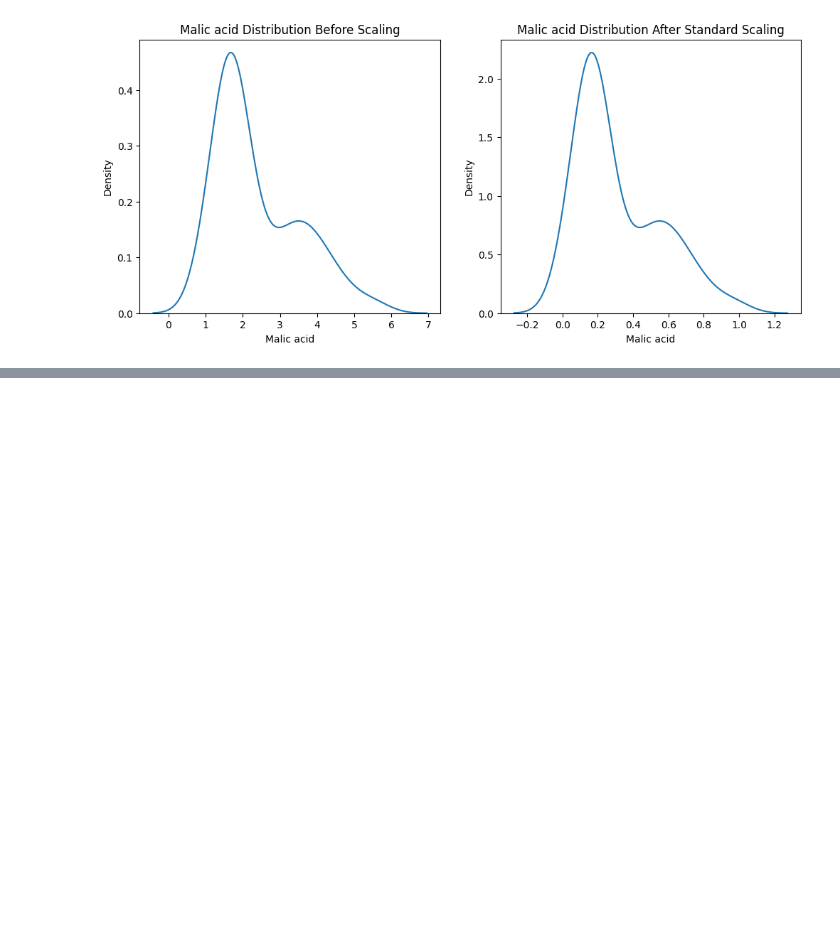
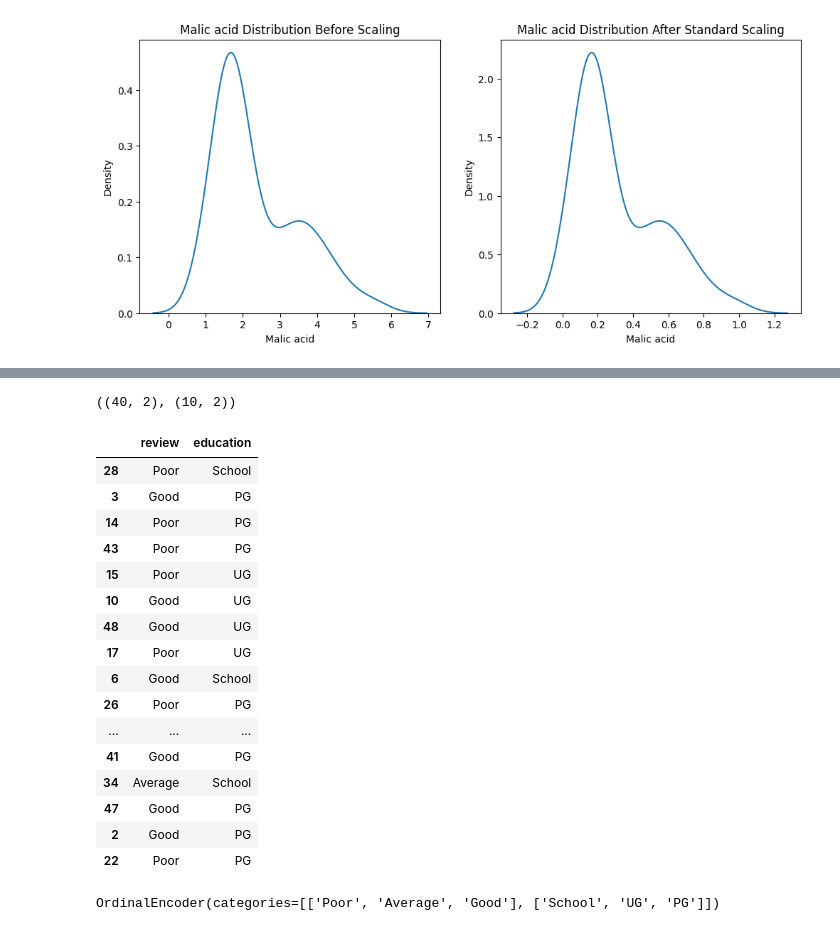
Before and after one commit to priyaasharmaads-a11y/Machine-Learning-Projects-Bundle, a Jupyter notebook: Machine_Learning_projects_Bundle.ipynb, the cells around one changed output, grey strips where cells are left out. Cells and saved outputs as stored; diff of their text form; code cells hidden in the pictures; blank space fills up the shorter version.

```diff
--- a/Machine_Learning_projects_Bundle.ipynb
+++ b/Machine_Learning_projects_Bundle.ipynb
@@ -487,0 +516,6 @@ plt.show()
+# %%
+from sklearn .model_selection import train_test_split
+X_train, X_test, y_train, y_test = train_test_split(df.iloc[:,0:2],df.iloc[:,-1],test_size=0.2)
+X_train.shape, X_test.shape
+# %% [output]
+((40, 2), (10, 2))
@@ -487,0 +524,20 @@ plt.show()
+# %%
+X_train
+# %% [output]
+|  | review | education |
+| 28 | Poor | School |
+| 3 | Good | PG |
+| 14 | Poor | PG |
+| 43 | Poor | PG |
+| 15 | Poor | UG |
+| 10 | Good | UG |
+| 48 | Good | UG |
+| 17 | Poor | UG |
+| 6 | Good | School |
+| 26 | Poor | PG |
+| ... | ... | ... |
+| 41 | Good | PG |
+| 34 | Average | School |
+| 47 | Good | PG |
+| 2 | Good | PG |
+| 22 | Poor | PG |
@@ -487,0 +546,4 @@ plt.show()
+# %%
+oe.fit(X_train)
+# %% [output]
+OrdinalEncoder(categories=[['Poor', 'Average', 'Good'], ['School', 'UG', 'PG']])
```
Also changed, not shown: parts of 19 cells of this notebook.
